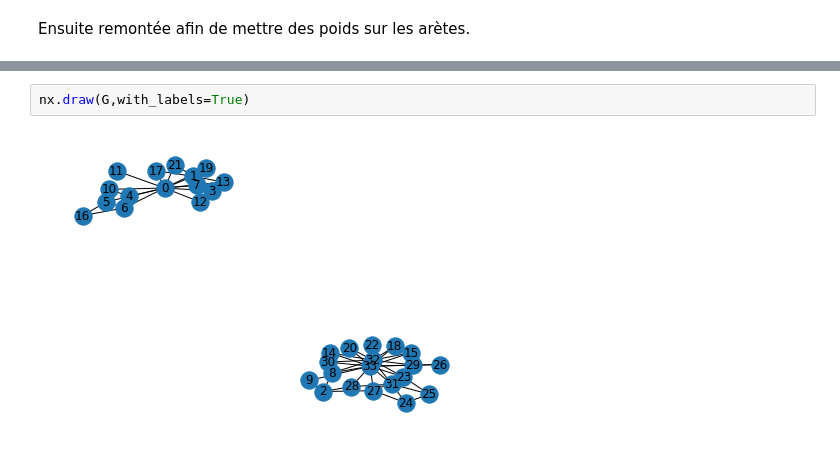
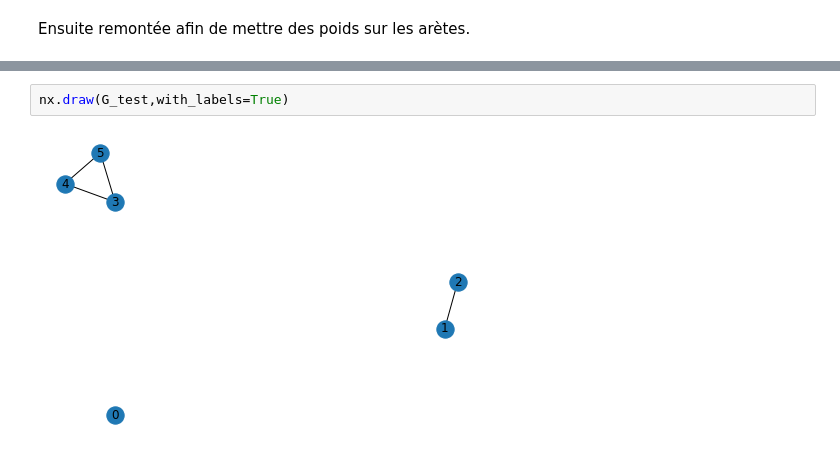
Before and after one commit to FlavLbr/Reseau_Newman_Girvan, a Jupyter notebook: newman_durvan.ipynb, the cells around one changed output, grey strips where cells are left out. Saved outputs shown, nothing was run; the diff lists cells and outputs as text.

```diff
--- a/newman_durvan.ipynb
+++ b/newman_durvan.ipynb
@@ -174,4 +177,4 @@ KeyboardInterrupt:
 # %%
-nx.draw(G,with_labels=True)
+nx.draw(G_test,with_labels=True)
 # %% [output]
-[figure, old version]
+[figure, new version]
```
Also changed, not shown: parts of 7 cells of this notebook.
